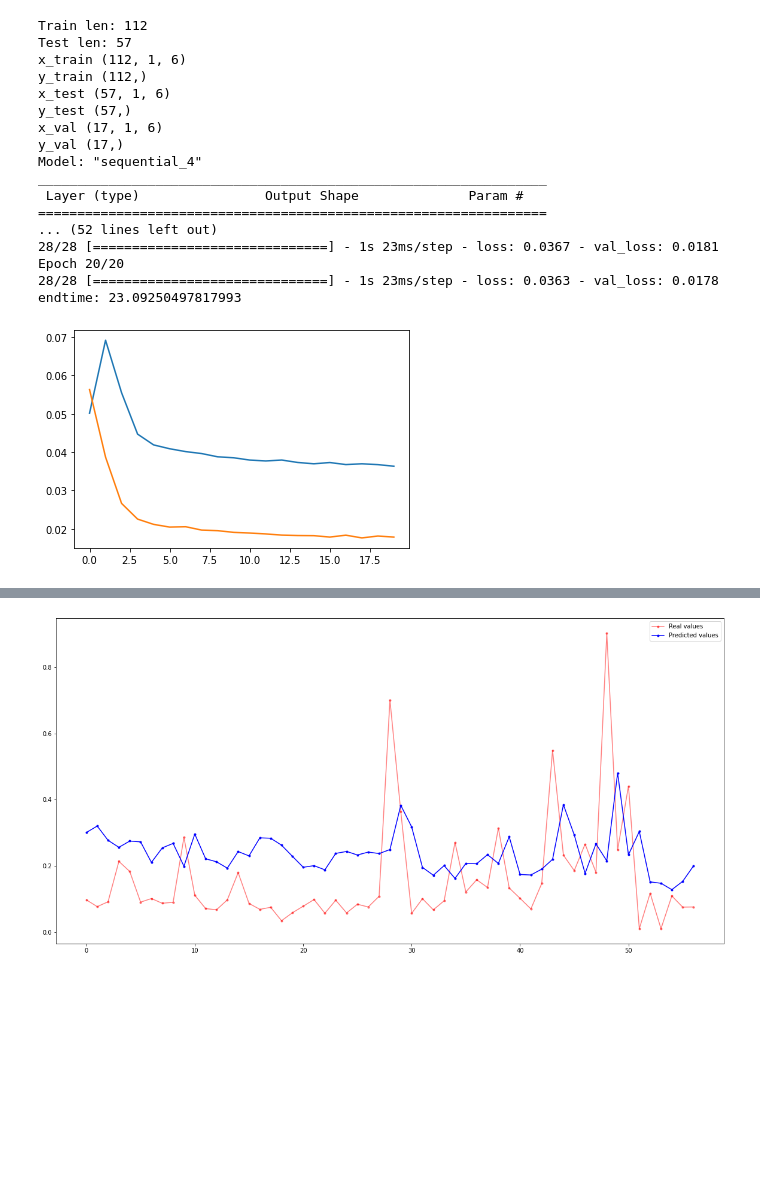
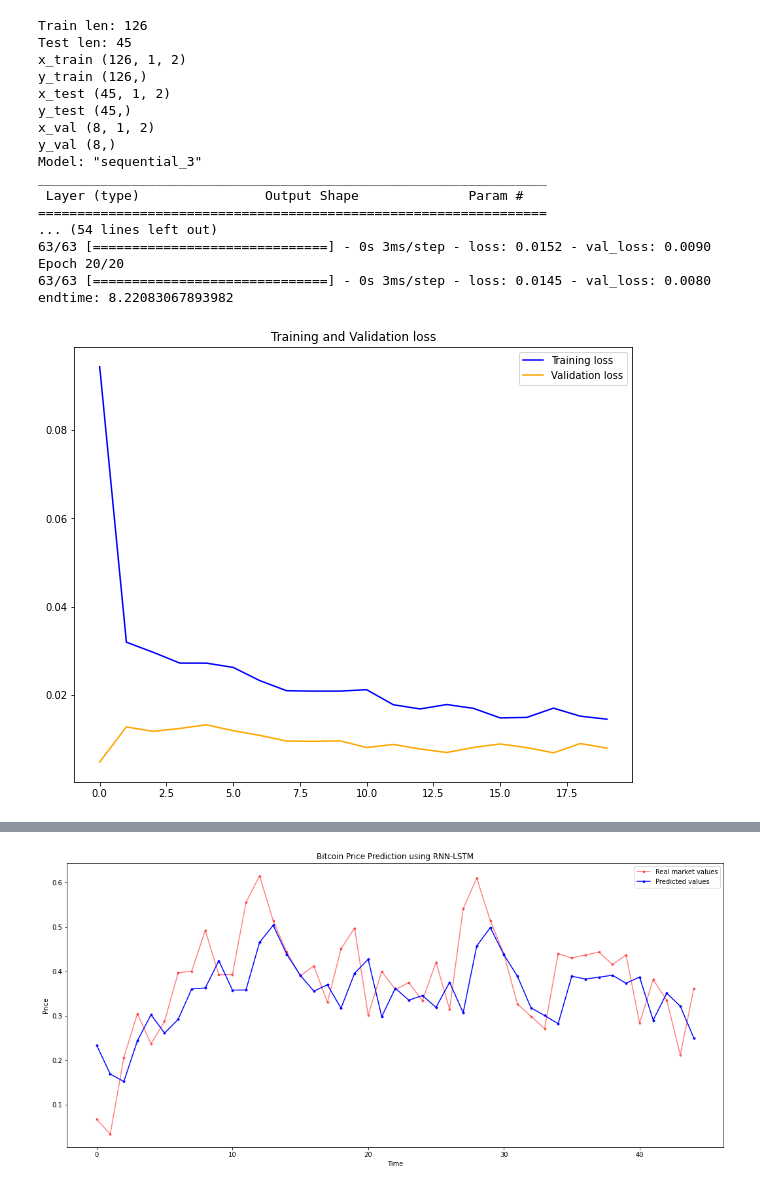
Before and after one commit to paulcodrea/crypto_price_prediction, a Jupyter notebook: 7_LSTM_prediction_BTC_price_and_sentiment.ipynb, the cells around one changed output, grey strips where cells are left out. Cells and saved outputs as stored; diff of their text form; code cells hidden in the pictures; blank space fills up the shorter version.

Commit message:
This has only price and compound columns, the rest (including score, positive, negative, neutral) are dropped.

```diff
--- a/7_LSTM_prediction_BTC_price_and_sentiment.ipynb
+++ b/7_LSTM_prediction_BTC_price_and_sentiment.ipynb
@@ -18,7 +18,7 @@ from sklearn.metrics import r2_score
 from sklearn.preprocessing import MinMaxScaler
 sc = MinMaxScaler()
 # %%
-df = pd.read_csv('/content/hour_df_merged.csv', parse_dates=True, index_col="date")
+df = pd.read_csv('/content/drive/MyDrive/COMP30030_Dissertation_paul.codrea/Market-prediction/final_price-and-compund.csv', parse_dates=True, index_col="date")
 # df.drop(columns=['Unnamed: 0'], inplace=True)
 # %%
 print(df.head())
@@ -61,8 +61,8 @@ print(data_scaled)
 # %%
 # Splitting data into training and testing data
 
-train_index = int(0.6 * len(data_scaled))
-val_index = train_index + int(0.1 * len(data_scaled))
+train_index = int(0.7 * len(data_scaled))
+val_index = train_index + int(0.05 * len(data_scaled))
 
 train = data_scaled[:train_index]
 val = data_scaled[train_index:val_index]
@@ -95,6 +102,6 @@ print(yval.shape)
 # %%
 lookback = 1
-n_features = 6
+n_features = 2
 train_len = len(xtrain) - lookback
 test_len = len(xtest) - lookback
 val_len = len(xval) - lookback
@@ -130,9 +137,10 @@ print("x_val", x_val.shape)
 print("y_val", y_val.shape)
 
 model = Sequential()
-model.add(LSTM(600,input_shape = (lookback, n_features), return_sequences=True))
-model.add(LSTM(700))
+model.add(LSTM(50,input_shape = (lookback, n_features), return_sequences=True, activation='relu'))
 model.add(Dropout(0.15))
+model.add(LSTM(100, activation='relu'))
+model.add(Dropout(0.2))
 model.add(Dense(1))
 print(model.summary())
 
@@ -141,43 +149,52 @@ earlystop = EarlyStopping(monitor='val_loss', min_delta=0.0001, patience=80,  ve
 
 start = time()
 print("start:",0)
-history = model.fit(x_train,y_train, epochs = 20, batch_size=4,
+history = model.fit(x_train,y_train, epochs = 20, batch_size=2,
           validation_data=(x_val,y_val),verbose = 1,
           shuffle = False, callbacks=[earlystop])
 print("endtime:",time()-start)
 # %% [output]
-Train len: 112
-Test len: 57
-x_train (112, 1, 6)
-y_train (112,)
-x_test (57, 1, 6)
-y_test (57,)
-x_val (17, 1, 6)
-y_val (17,)
-Model: "sequential_4"
+Train len: 126
+Test len: 45
+x_train (126, 1, 2)
+y_train (126,)
+x_test (45, 1, 2)
+y_test (45,)
+x_val (8, 1, 2)
+y_val (8,)
+Model: "sequential_3"
 _________________________________________________________________
  Layer (type)                Output Shape              Param #
 =================================================================
-... (52 lines left out)
-28/28 [==============================] - 1s 23ms/step - loss: 0.0367 - val_loss: 0.0181
+... (54 lines left out)
+63/63 [==============================] - 0s 3ms/step - loss: 0.0152 - val_loss: 0.0090
 Epoch 20/20
-28/28 [==============================] - 1s 23ms/step - loss: 0.0363 - val_loss: 0.0178
-endtime: 23.09250497817993
+63/63 [==============================] - 0s 3ms/step - loss: 0.0145 - val_loss: 0.0080
+endtime: 8.22083067893982
 # %%
-loss = history.history
-plt.plot(loss['loss'])
-plt.plot(loss['val_loss'])
+# Plotting data
+
+loss = history.history['loss']
+val_loss = history.history['val_loss']
+epochs = range(len(loss))
+plt.figure(figsize=(10, 8))
+plt.plot(epochs, loss, 'b', label='Training loss')
+plt.plot(epochs, val_loss, 'orange', label='Validation loss')
+plt.title("Training and Validation loss")
+plt.legend()
 plt.show()
 
+# Predict the model
+y_pred = model.predict(x_test)
+print("r2_score:", r2_score(y_pred, y_test))
 
-y_pred = model.predict(x_test)
-
-print("r2_score:",r2_score(y_pred,y_test))
-
-plt.figure(figsize=(20,10))
-plt.plot( y_test, '.-', color='red', label='Real values', alpha=0.5)
-plt.plot( y_pred, '.-', color='blue', label='Predicted values', alpha=1)
+plt.figure(figsize=(18,8))
+plt.plot(y_test, '.-', color='red', label='Real market values', alpha=0.5)
+plt.plot(y_pred, '.-', color='blue', label='Predicted values', alpha=1)
+plt.title("Bitcoin Price Prediction using RNN-LSTM")
+plt.xlabel("Time")
+plt.ylabel("Price")
 plt.legend()
 plt.show()
 # %% [output]
-[figure, old version]
+[figure, new version]
@@ -186 +202 @@ r2_score: -7.765864897138199
-[figure, old version]
+[figure, new version]
```
Also changed, not shown: parts of 6 cells of this notebook.
